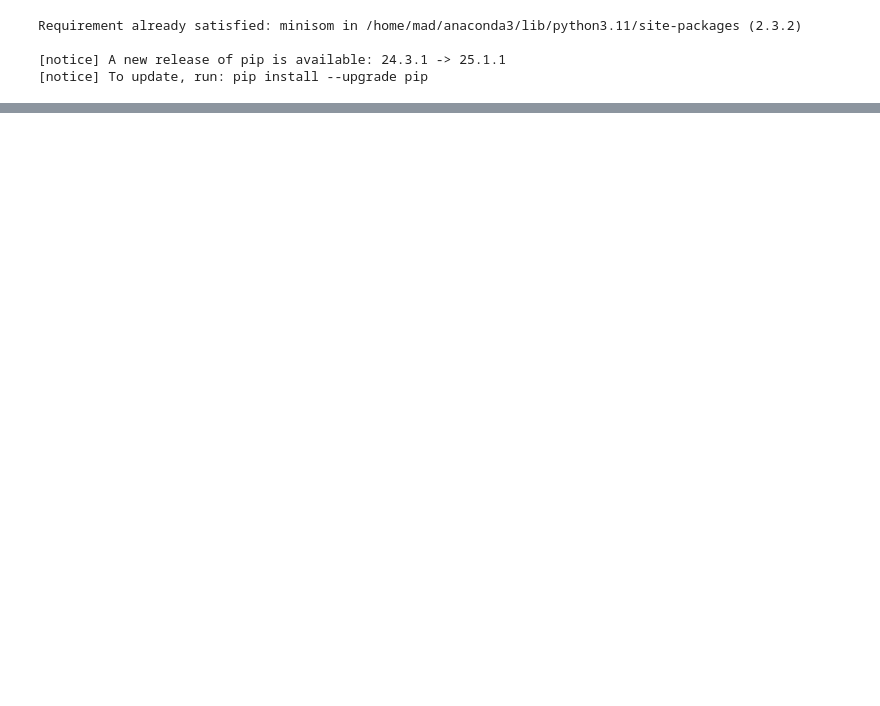
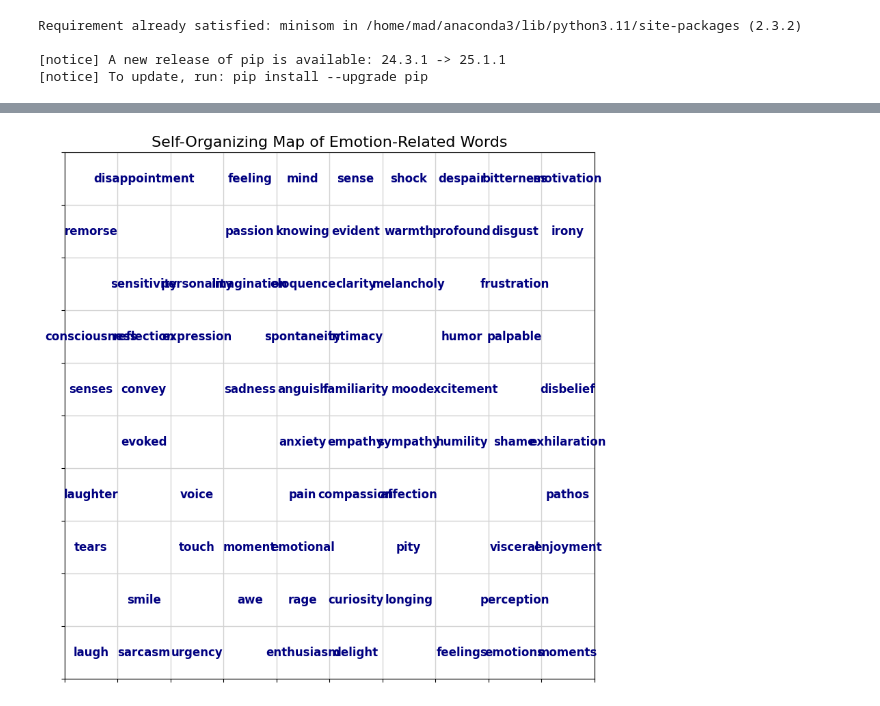
Before and after one commit to marekpiotradamczyk/deeplearninglaboratory, a Jupyter notebook: 1_kohonen_map/kohonen_NLP.ipynb, the cells around one changed output, grey strips where cells are left out. Drawn from its saved outputs; the diff is of its cells as text; code cells hidden in the pictures; blank space fills up the shorter version.

```diff
--- a/1_kohonen_map/kohonen_NLP.ipynb
+++ b/1_kohonen_map/kohonen_NLP.ipynb
@@ -46,20 +44,2 @@ Extraction completed.
 Files in glove.6B:
 ['glove.6B.200d.txt', 'glove.6B.50d.txt', 'glove.6B.300d.txt', 'glove.6B.100d.txt']
-# %%
-import numpy as np
-
-# Change path if needed
-GLOVE_PATH = glove_dir+'/'+'glove.6B.100d.txt'
-N_WORDS = 1000  # Number of words to load
-
-embeddings = {}
-with open(GLOVE_PATH, 'r', encoding='utf8') as f:
-    for i, line in enumerate(f):
-        if i >= N_WORDS:
-            break
-        values = line.split()
-        word = values[0]
-        vector = np.array(values[1:], dtype='float32')
-        embeddings[word] = vector
-
-print(f"Loaded {len(embeddings)} word vectors.")
@@ -67,0 +46,73 @@ SyntaxError: invalid decimal literal (2892093679.py, line 4)
+# %%
+import numpy as np
+from minisom import MiniSom
+import matplotlib.pyplot as plt
+
+# ---- 1. Load GloVe embeddings ----
+GLOVE_PATH = 'glove.6B/glove.6B.100d.txt'
+
+embeddings = {}
+with open(GLOVE_PATH, 'r', encoding='utf8') as f:
+    for line in f:
+        values = line.split()
+        word = values[0]
+        vector = np.array(values[1:], dtype='float32')
+        embeddings[word] = vector
+print(f"Loaded {len(embeddings)} words.")
+
+# ---- 2. Get words with high cosine similarity to "emotion" ----
+def cosine_similarity(u, v):
+    return np.dot(u, v) / (np.linalg.norm(u) * np.linalg.norm(v))
+
+emotion_vec = embeddings['emotion']
+similarities = []
+for word, vec in embeddings.items():
+    if word == 'emotion':
+        continue
+    sim = cosine_similarity(emotion_vec, vec)
+    similarities.append((sim, word))
+
+# Sort and select top N most similar words
+similarities.sort(reverse=True)
+top_n = 100  # you can try 60-120 for 10x10 grid
+emotion_words = [word for sim, word in similarities[:top_n]]
+emotion_vectors = np.array([embeddings[word] for word in emotion_words])
+
+print("Top emotion-related words:", emotion_words[:20])
+
+# ---- 3. Train the 10x10 SOM ----
+map_size = 10
+input_len = emotion_vectors.shape[1]
+
+som = MiniSom(x=map_size, y=map_size, input_len=input_len, sigma=1.0, learning_rate=0.5, random_seed=42)
+som.random_weights_init(emotion_vectors)
+som.train_random(emotion_vectors, 500)
+
+# ---- 4. Map words to SOM grid ----
+word_positions = {}
+for i, word in enumerate(emotion_words):
+    x, y = som.winner(emotion_vectors[i])
+    # Only keep the most similar word for each neuron for a clear plot
+    if (x, y) not in word_positions or cosine_similarity(emotion_vec, embeddings[word]) > cosine_similarity(emotion_vec, embeddings[word_positions[(x, y)]]):
+        word_positions[(x, y)] = word
+
+# ---- 5. Plotting ----
+plt.figure(figsize=(10, 10))
+for x in range(map_size):
+    for y in range(map_size):
+        if (x, y) in word_positions:
+            plt.text(x + 0.5, y + 0.5, word_positions[(x, y)],
+                     ha='center', va='center', fontsize=12, color='navy', weight='bold')
+        else:
+            plt.text(x + 0.5, y + 0.5, '', ha='center', va='center', fontsize=12)
+plt.xlim([0, map_size])
+plt.ylim([0, map_size])
+plt.gca().set_xticks(np.arange(0, map_size+1, 1))
+plt.gca().set_yticks(np.arange(0, map_size+1, 1))
+plt.gca().set_xticklabels([])
+plt.gca().set_yticklabels([])
+plt.grid(True, which='both', color='lightgrey', linewidth=1)
+plt.gca().invert_yaxis()
+plt.title('Self-Organizing Map of Emotion-Related Words', fontsize=16)
+plt.show()
+# %% [output]
@@ -67,0 +121 @@ SyntaxError: invalid decimal literal (2892093679.py, line 4)
+[figure, added]
```
Also changed, not shown: parts of 4 cells of this notebook.
